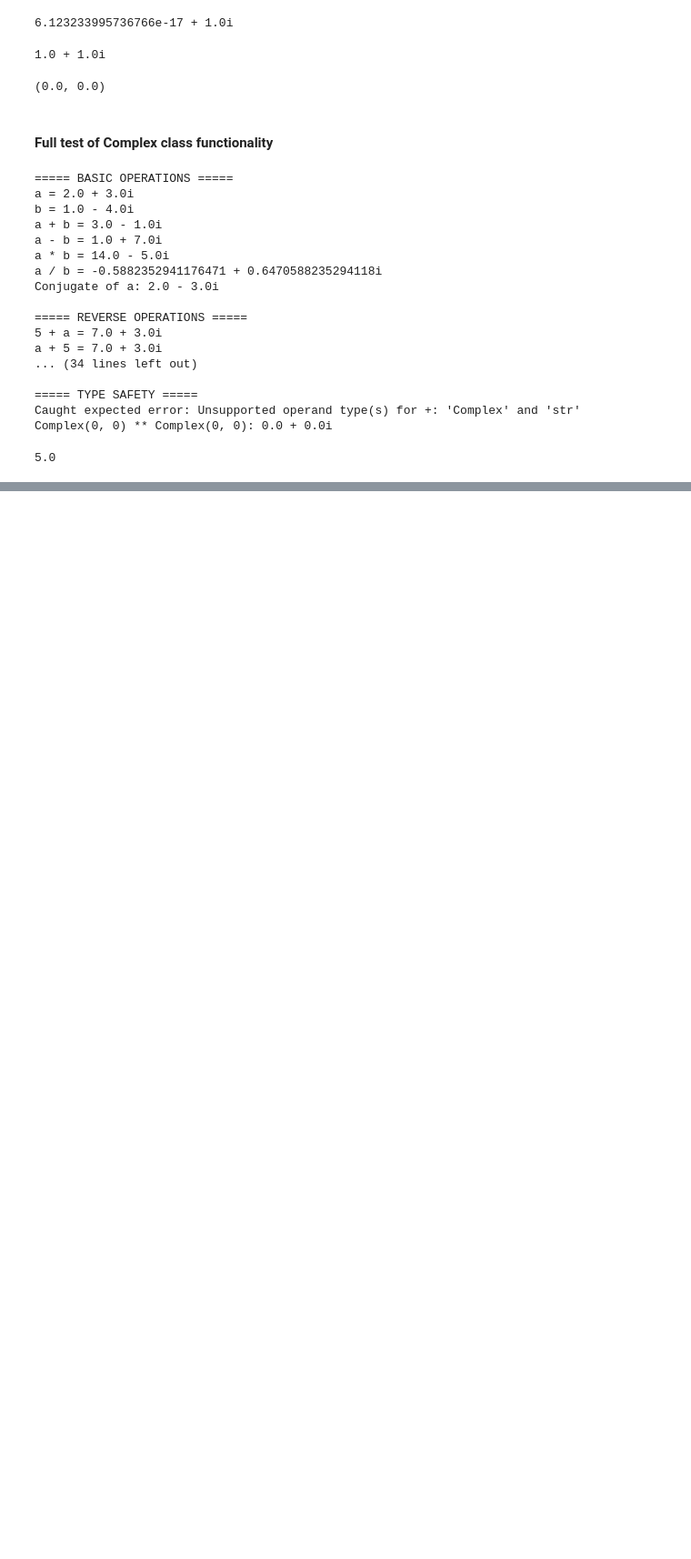
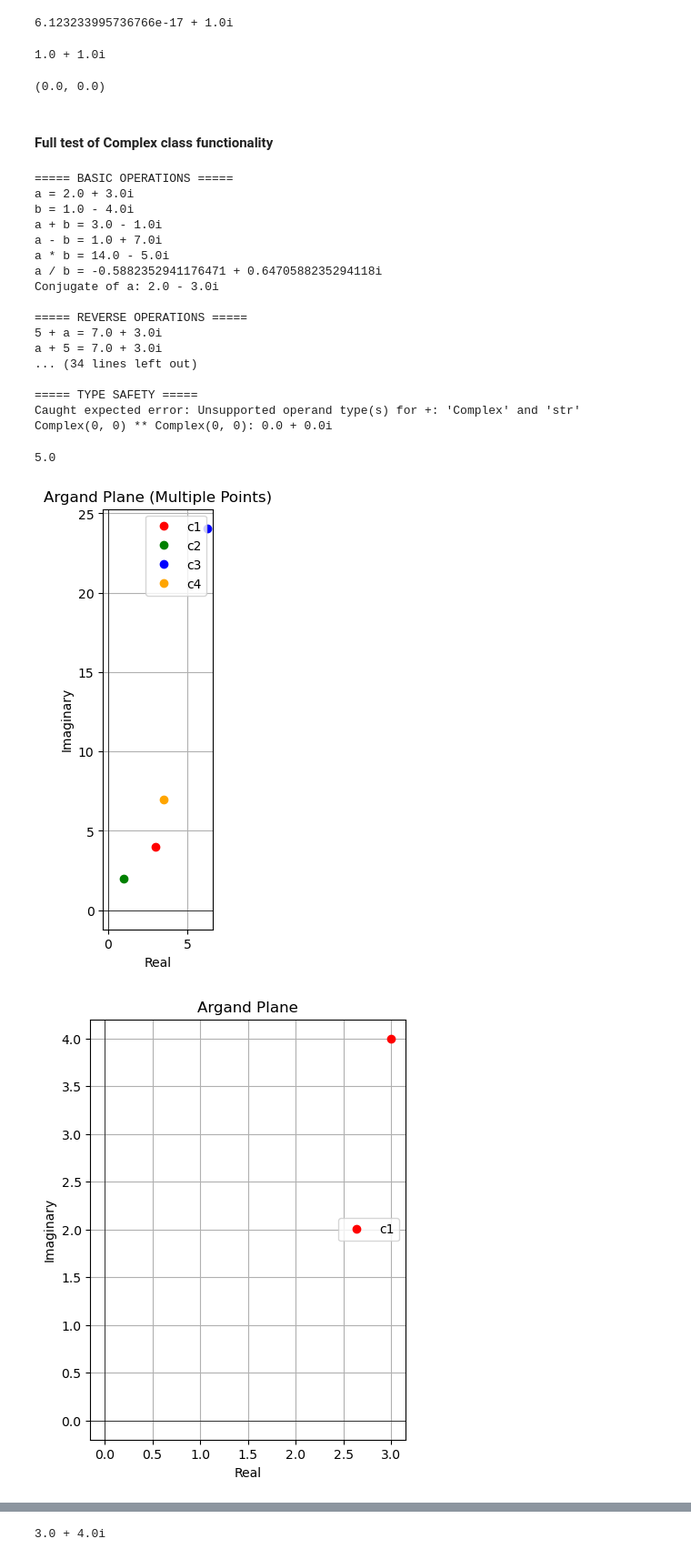
Before and after one commit to Ashirwad-Mishra/DSA, a Jupyter notebook: imaginary_calc.ipynb, the cells around one changed output, grey strips where cells are left out. Shown at 91% size. Drawn from its saved outputs; the diff is of its cells as text; code cells hidden in the pictures; blank space fills up the shorter version.

```diff
--- a/imaginary_calc.ipynb
+++ b/imaginary_calc.ipynb
@@ -192,6 +193,37 @@ class Complex:
 
     def __rtruediv__(self, other):
         return Complex(other, 0) / self
+    def plot(self, color='blue', label=None):
+        plt.figure(figsize=(6, 6))
+        plt.axhline(0, color='black', linewidth=0.5)
+        plt.axvline(0, color='black', linewidth=0.5)
+
+        plt.plot(self.real.value, self.imag.value, 'o', color=color, label=label or str(self))
+        plt.xlabel("Real")
+        plt.ylabel("Imaginary")
+        plt.title("Argand Plane")
+        plt.grid(True)
+        plt.legend()
+        plt.gca().set_aspect('equal')
+        plt.show()
+    @classmethod
+    def plot_many(cls, numbers, colors=None, labels=None):
+        plt.figure(figsize=(6, 6))
+        plt.axhline(0, color='black', linewidth=0.5)
+        plt.axvline(0, color='black', linewidth=0.5)
+
+        for i, num in enumerate(numbers):
+            color = colors[i] if colors else 'blue'
+            label = labels[i] if labels else str(num)
+            plt.plot(num.real.value, num.imag.value, 'o', color=color, label=label)
+
+        plt.xlabel("Real")
+        plt.ylabel("Imaginary")
+        plt.title("Argand Plane (Multiple Points)")
+        plt.grid(True)
+        plt.legend()
+        plt.gca().set_aspect('equal')
+        plt.show()
 # %%
 c1 = Complex(1, 2)
 c2 = Complex(3, 4)
@@ -339,3 +371,10 @@ Complex(0, 0) ** Complex(0, 0): 0.0 + 0.0i
 print(abs(Complex(3, 4)))  # Should print the magnitude of the complex number
 # %% [output]
 5.0
+# %%
+c1.plot_many([c1, c2, c3, c4], colors=['red', 'green', 'blue', 'orange'], labels=['c1', 'c2', 'c3', 'c4'])
+c1.plot(color='red', label='c1')
+c2.plot(color='green', label='c2')
+# %% [output]
+[figure, added]
+[figure, added]
@@ -341,0 +382,4 @@ print(abs(Complex(3, 4)))  # Should print the magnitude of the complex number
+# %%
+print(c1)
+# %% [output]
+3.0 + 4.0i
```
Also changed, not shown: parts of 11 cells of this notebook.
